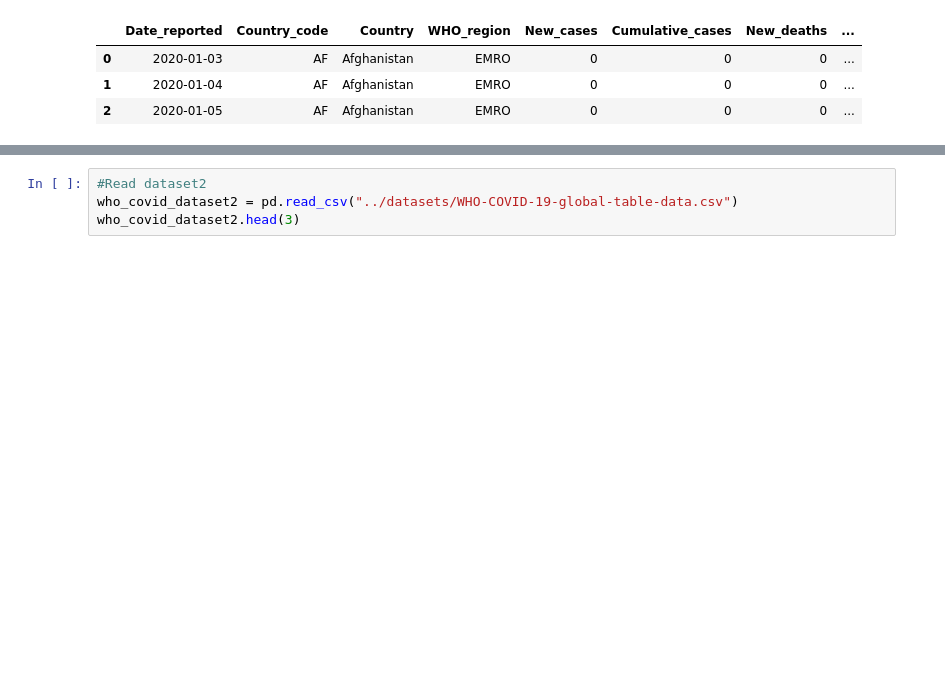
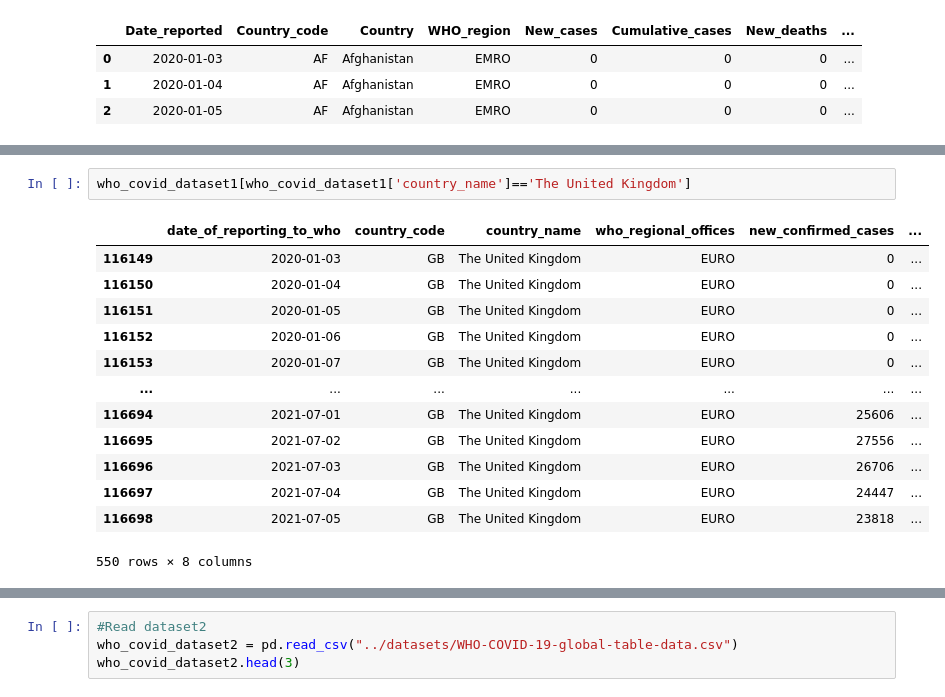
Before and after one commit to Axirts/team_dolphin_grey, a Jupyter notebook: code/data_cleaning.ipynb, the cells around one changed output, grey strips where cells are left out. Drawn from its saved outputs; the diff is of its cells as text; blank space fills up the shorter version.

```diff
--- a/code/data_cleaning.ipynb
+++ b/code/data_cleaning.ipynb
@@ -14,0 +83,16 @@ who_covid_dataset1.head(3)
+# %%
+who_covid_dataset1[who_covid_dataset1['country_name']=='The United Kingdom']
+# %% [output]
+|  | date_of_reporting_to_who | country_code | country_name | who_regional_offices | new_confirmed_cases | ... |
+| 116149 | 2020-01-03 | GB | The United Kingdom | EURO | 0 | ... |
+| 116150 | 2020-01-04 | GB | The United Kingdom | EURO | 0 | ... |
+| 116151 | 2020-01-05 | GB | The United Kingdom | EURO | 0 | ... |
+| 116152 | 2020-01-06 | GB | The United Kingdom | EURO | 0 | ... |
+| 116153 | 2020-01-07 | GB | The United Kingdom | EURO | 0 | ... |
+| ... | ... | ... | ... | ... | ... | ... |
+| 116694 | 2021-07-01 | GB | The United Kingdom | EURO | 25606 | ... |
+| 116695 | 2021-07-02 | GB | The United Kingdom | EURO | 27556 | ... |
+| 116696 | 2021-07-03 | GB | The United Kingdom | EURO | 26706 | ... |
+| 116697 | 2021-07-04 | GB | The United Kingdom | EURO | 24447 | ... |
+| 116698 | 2021-07-05 | GB | The United Kingdom | EURO | 23818 | ... |
+550 rows × 8 columns
```
Also changed, not shown: parts of 26 cells of this notebook.
